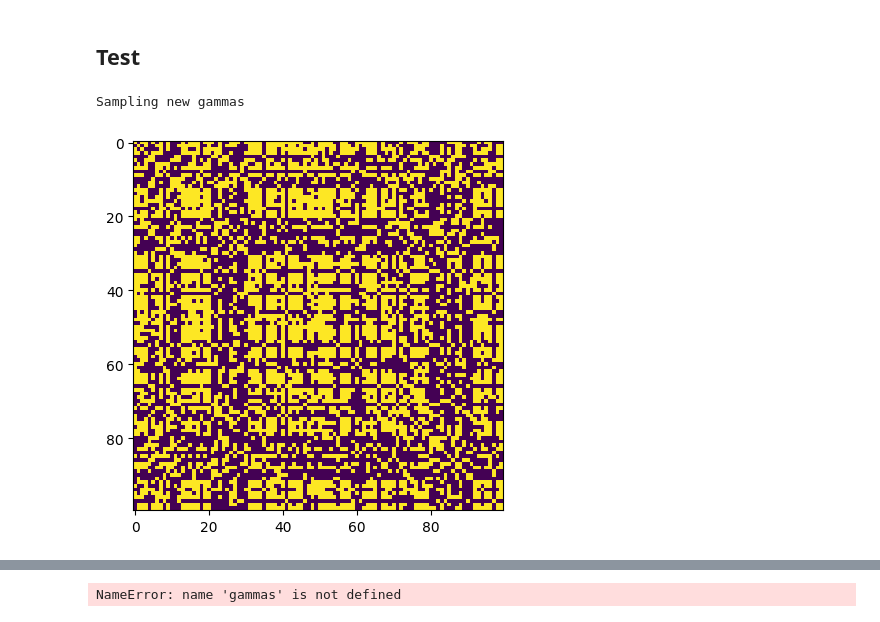
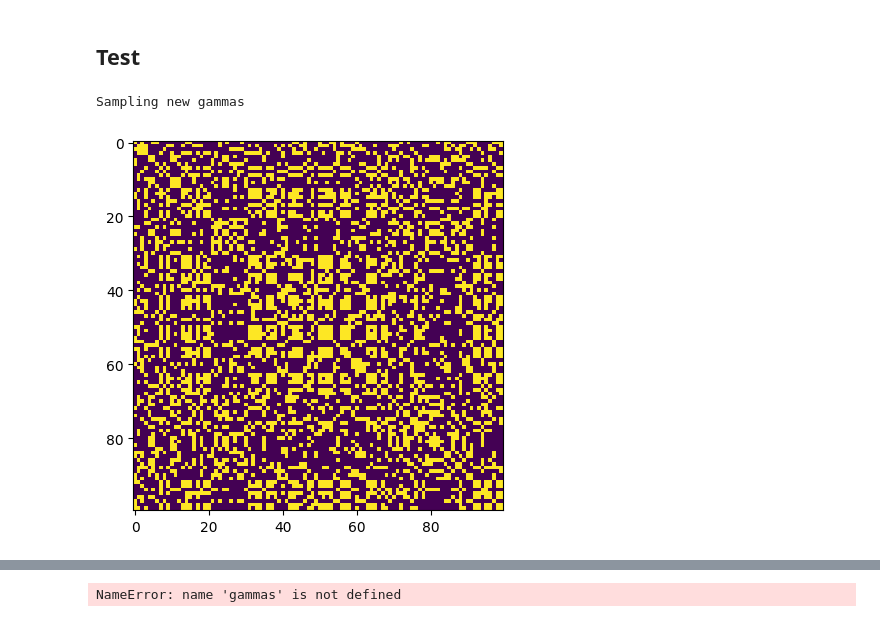
Before and after one commit to LaosAntreas/dMMSB, a Jupyter notebook: LNMMSB.ipynb, the cells around one changed output, grey strips where cells are left out. Cells and saved outputs as stored; diff of their text form; code cells hidden in the pictures.

```diff
--- a/LNMMSB.ipynb
+++ b/LNMMSB.ipynb
@@ -628,38 +625,38 @@ class LNMMSB():
 def generate_sbm(sizes, probs):
 
     assert probs.shape == (len(sizes), len(sizes))
 
     G = nx.stochastic_block_model(sizes, probs)
     E = nx.to_numpy_array(G)
     gammas = np.zeros((sum(sizes), len(sizes)))
 
     for i, size in enumerate(sizes):
         gammas[int(np.sum(sizes[:i])):int(np.sum(sizes[:i+1])), i] = 1.0
 
     return E, gammas
 
 # B  = np.array([[0.3, 0.05, 0.02],
 #               [0.05, 0.5, 0.03],
 #               [0.02, 0.03, 0.2]])
-B = np.array([[1, 0.05, 0.02],
-              [0.05, 1, 0],
-              [0.02, 0, 1]])
+B = np.array([[1, 0, 0],
+              [0, 1, 0],
+              [0, 0, 1]])
 # E, gammas = generate_sbm([50,25,25], B)
 
 
 # plt.imshow(E)
 # plt.show()
 
 #print(gammas)
 
-model = LNMMSB(100, 3, key=42, B=B, mu=jnp.array([1,0,3]), Sigma=jnp.eye(3)*10)
+model = LNMMSB(100, 3, key=42, B=B, mu=jnp.array([5,5,5]), Sigma=jnp.eye(3)*20)
 E = model.generate_graph()
 true_gammas = model.gamma_tilde
 plt.imshow(E)
 plt.show()
 # %% [output]
 Sampling new gammas
-[figure, old version]
+[figure, new version]
 # %%
 import time
 # start = time.time()
```
Also changed, not shown: parts of 6 cells of this notebook, 1 other file.
